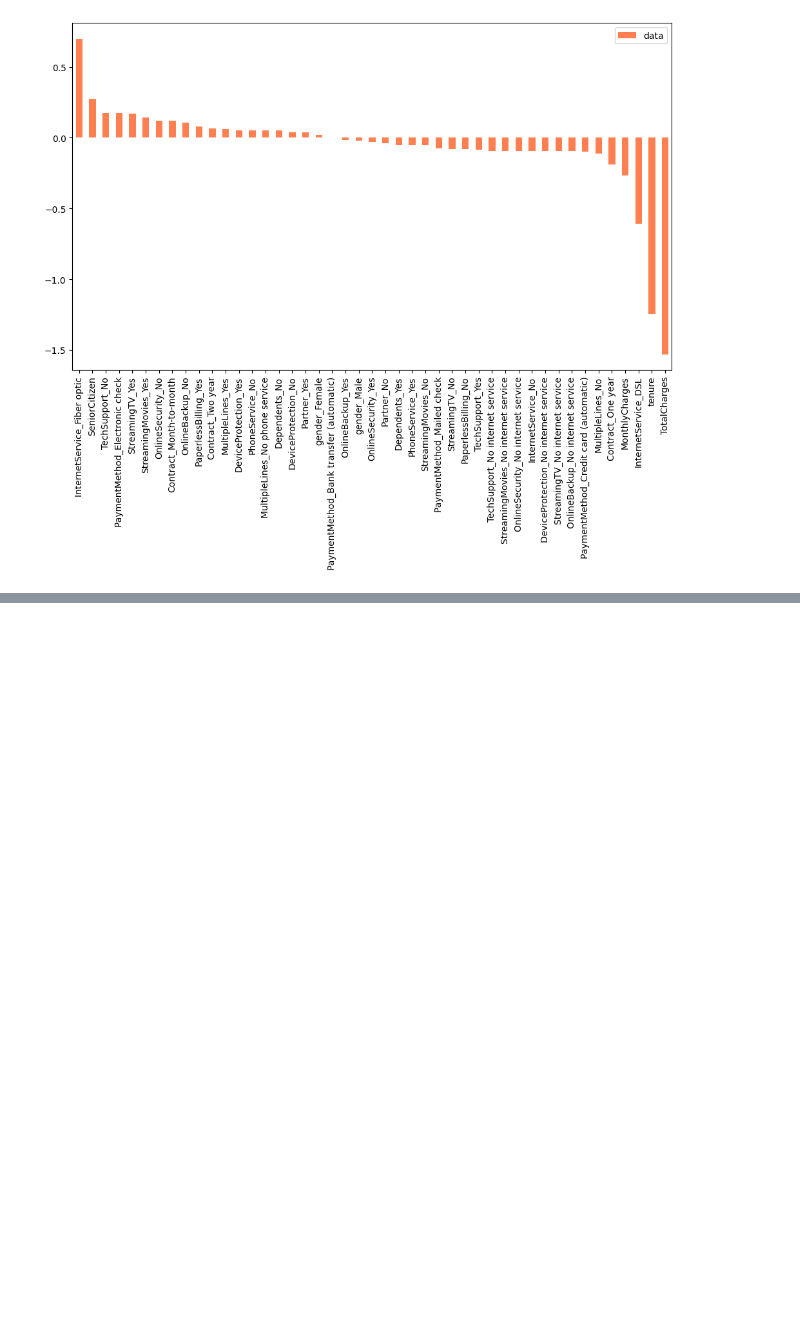
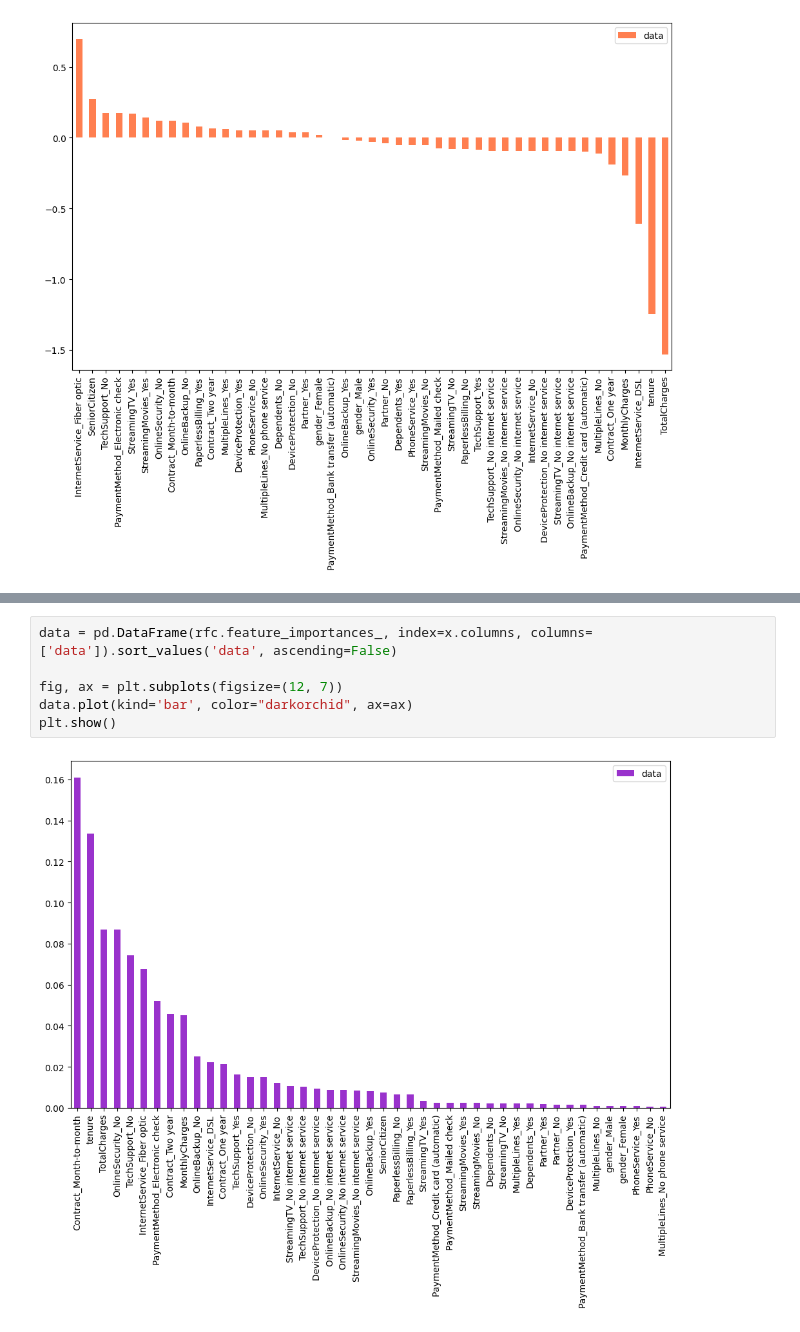
Before and after one commit to HarshTanwar001/Churn-Analysis, a Jupyter notebook: Churn_Analysis.ipynb, the cells around one changed output, grey strips where cells are left out. Drawn from its saved outputs; the diff is of its cells as text; blank space fills up the shorter version.

```diff
--- a/Churn_Analysis.ipynb
+++ b/Churn_Analysis.ipynb
@@ -640,0 +683,8 @@ The SVM model can be evaluated on the following metrics:
+# %%
+data = pd.DataFrame(rfc.feature_importances_, index=x.columns, columns=['data']).sort_values('data', ascending=False)
+
+fig, ax = plt.subplots(figsize=(12, 7))
+data.plot(kind='bar', color="darkorchid", ax=ax)
+plt.show()
+# %% [output]
+[figure, added]
```
Also changed, not shown: parts of 8 cells of this notebook.
